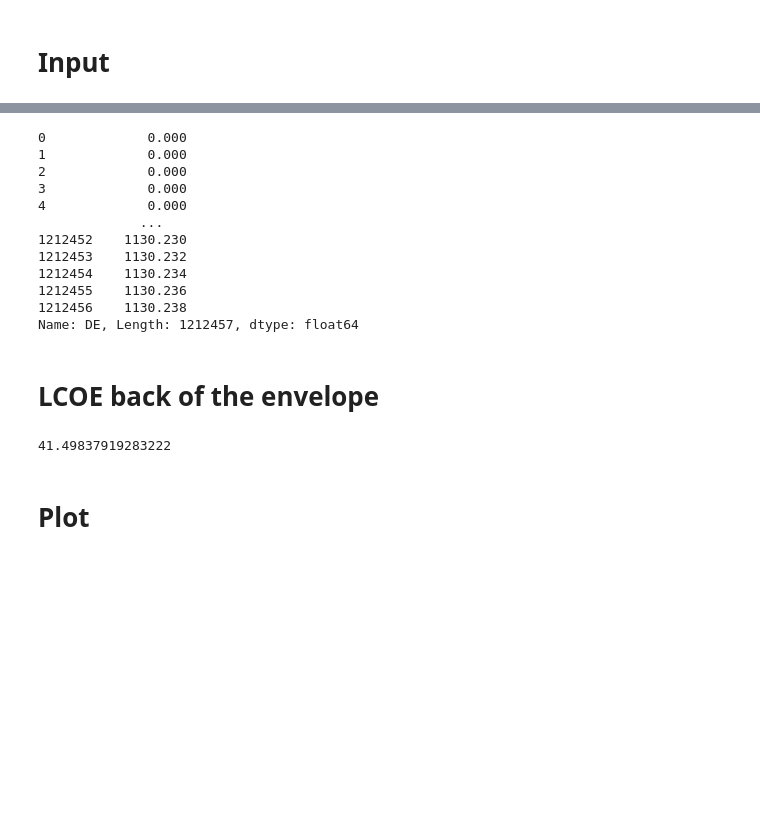
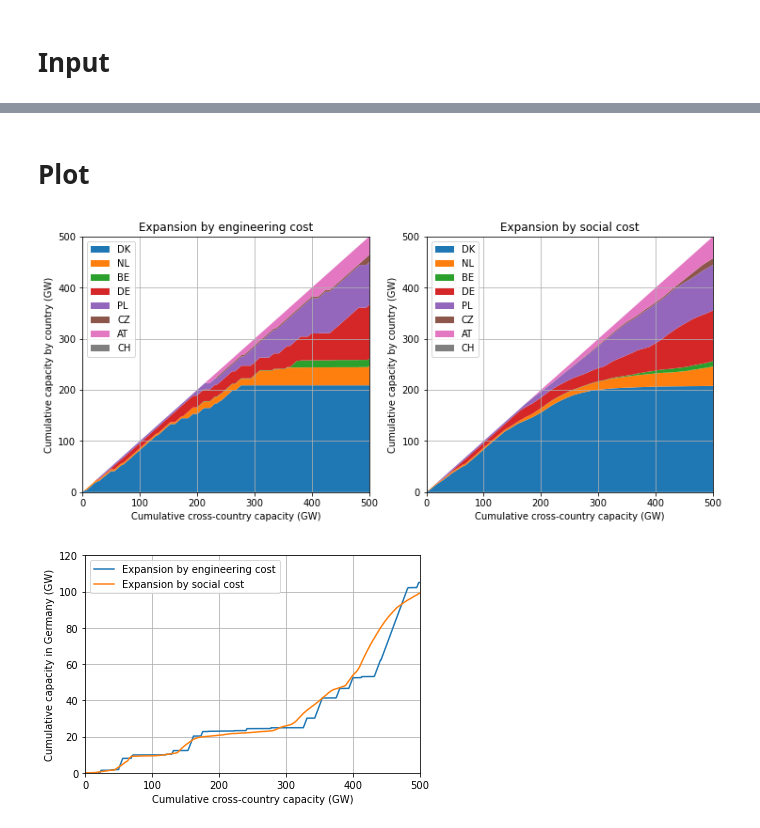
Before and after one commit to timtroendle/wind-onshore-cost-potential, a Jupyter notebook: notebooks/plots.ipynb, the cells around one changed output, grey strips where cells are left out. Cells and saved outputs as stored; diff of their text form; code cells hidden in the pictures; blank space fills up the shorter version.

```diff
--- a/notebooks/plots.ipynb
+++ b/notebooks/plots.ipynb
@@ -82,17 +46,0 @@ plt.grid()
-# %%
-tmp['DE']
-# %% [output]
-0             0.000
-1             0.000
-2             0.000
-3             0.000
-4             0.000
-             ...
-1212452    1130.230
-1212453    1130.232
-1212454    1130.234
-1212455    1130.236
-1212456    1130.238
-Name: DE, Length: 1212457, dtype: float64
-# %% [markdown]
-# LCOE back of the envelope
@@ -101,7 +47,57 @@ afc = -numpy_financial.pmt(params['wacc'], params['lifetime'], params['invest'])
-# %%
-lcoe = (afc + params['cost_qfix']) / 2200
-lcoe
-# %% [output]
-41.49837919283222
 # %% [markdown]
 # Plot
+# %%
+fig = plt.figure(figsize=[12,5])
+ax = fig.add_subplot(121)
+
+cumulative_capacity = [params['capacity'] / 1000 * x for x in range(len(turbines))]
+
+tmp_eng = turbines.fillna(0).sort_values('engineering').reset_index(drop=True)[countries].cumsum() /1000
+
+bottom = 0
+for c in countries:
+    plt.fill_between(cumulative_capacity, bottom, bottom+tmp_eng[c], label=c)
+    bottom += tmp_eng[c]
+
+plt.xlabel('Cumulative cross-country capacity (GW)')
+plt.ylabel('Cumulative capacity by country (GW)')
+plt.xlim(0, 500)
+plt.ylim(0, 500)
+
+plt.legend(loc='upper left')
+plt.title('Expansion by engineering cost')
+plt.grid()
+
+ax = fig.add_subplot(122)
+#plt.figure(figsize=[6,5])
+
+cumulative_capacity = [params['capacity'] / 1000 * x for x in range(len(turbines))]
+
+tmp_soc = turbines.fillna(0).sort_values('total').reset_index(drop=True)[countries].cumsum() /1000
+
+bottom = 0
+for c in countries:
+    plt.fill_between(cumulative_capacity, bottom, bottom+tmp_soc[c], label=c)
+    bottom += tmp_soc[c]
+
+plt.xlabel('Cumulative cross-country capacity (GW)')
+plt.ylabel('Cumulative capacity by country (GW)')
+plt.xlim(0, 500)
+plt.ylim(0, 500)
+
+plt.legend(loc='upper left')
+plt.title('Expansion by social cost')
+plt.grid()
+
+# DE only
+expansion_DE = pd.concat([tmp_eng['DE'], tmp_soc['DE']], axis=1, keys=['Expansion by engineering cost', 'Expansion by social cost'])
+expansion_DE.index = cumulative_capacity
+expansion_DE.plot()
+plt.xlabel('Cumulative cross-country capacity (GW)')
+plt.ylabel('Cumulative capacity in Germany (GW)')
+plt.xlim(0, 500)
+plt.ylim(0, 120)
+plt.grid()
+# %% [output]
+[figure, added]
+[figure, added]
```
Also changed, not shown: parts of 15 cells of this notebook.
